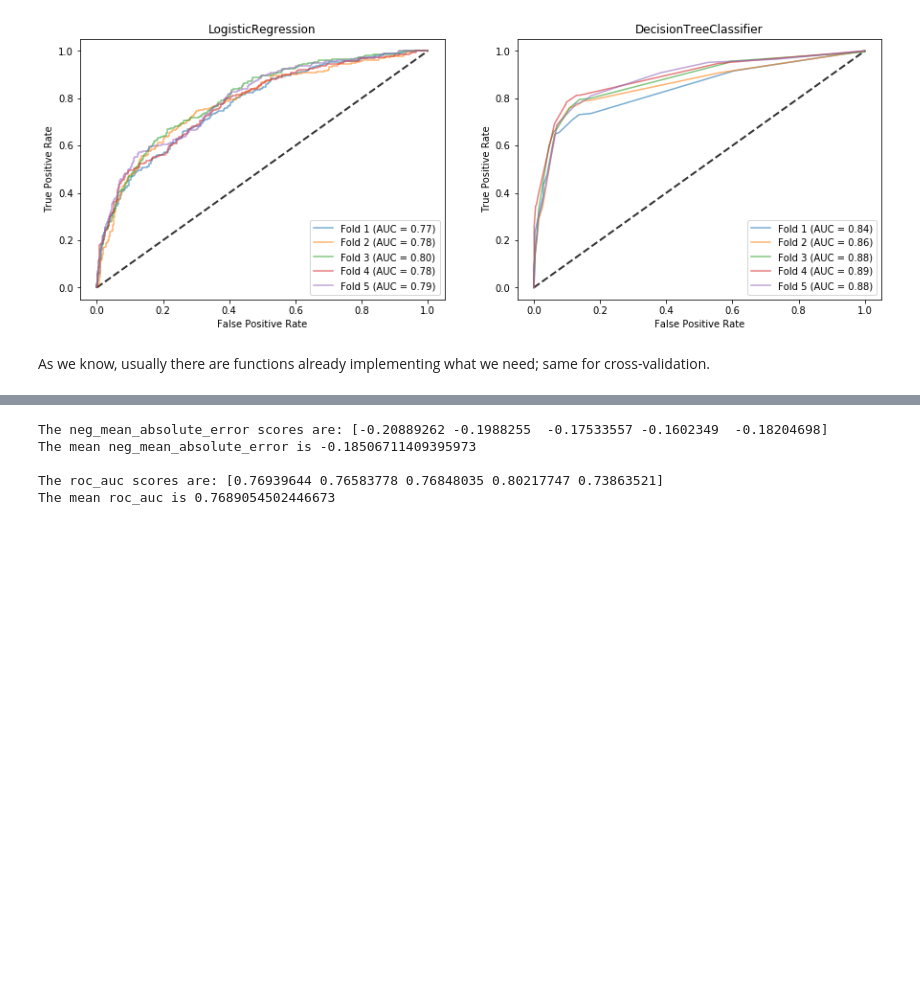
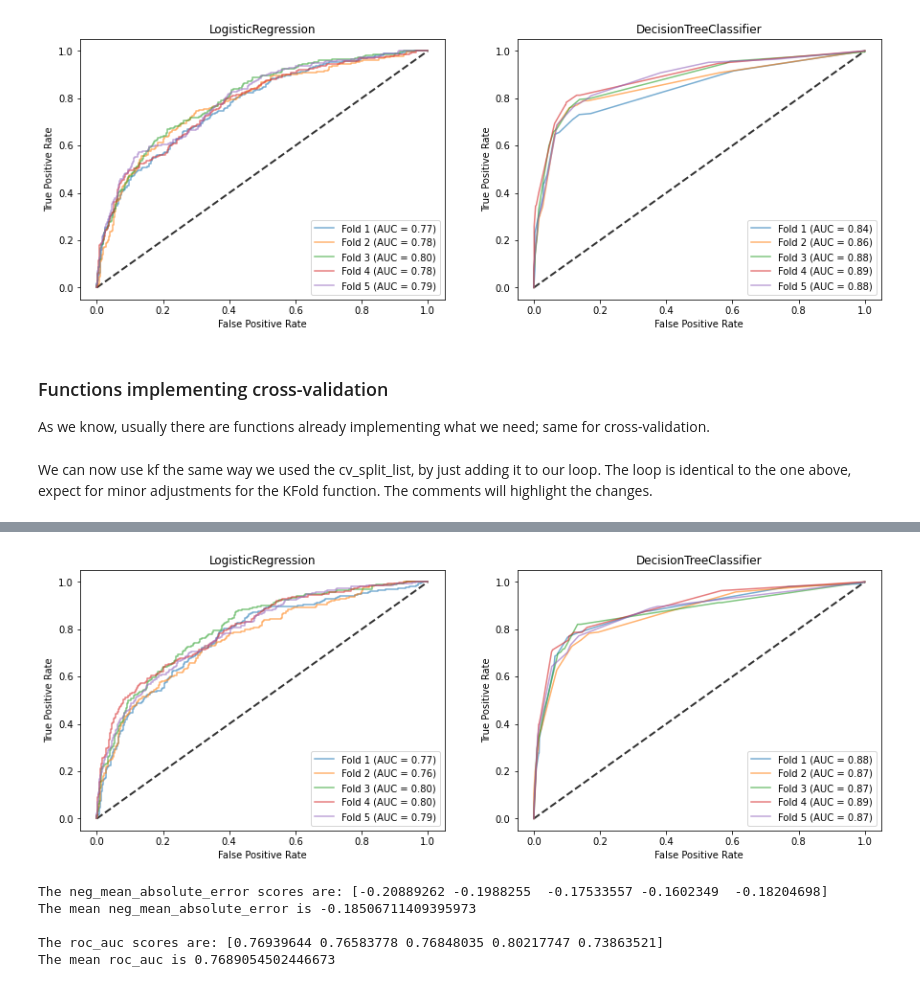
Before and after one commit to Humboldt-WI/bads, a Jupyter notebook: tutorials/6_nb_model_assessment.ipynb, the cells around one changed output, grey strips where cells are left out. Drawn from its saved outputs; the diff is of its cells as text; code cells hidden in the pictures; blank space fills up the shorter version.

Commit message:
revision of notebook
added KFold(), link to sklearn documentation and a table to support the summary

```diff
--- a/tutorials/6_nb_model_assessment.ipynb
+++ b/tutorials/6_nb_model_assessment.ipynb
@@ -390,7 +397,7 @@ Next is the iterative part. Each of our data bucket serves as a validation sampl
 # Setting the figure size and setting a variable (x) to a random number, so we can create two seperate subplots
 fig, ax = plt.subplots(figsize=(15,5))
 
-# Lets define all the empty variables for our loop
+# Empty variable needed for the loop
 cv_auc = []
 
 # Loops through the model list
@@ -413,12 +420,12 @@ for x, model in enumerate(models):
     print('This is the '+ str(iteration)+'. iteration')
 
     # Apply cv_split to the data frame, matches indeces in cv_split and the whole dataframe and creates a variable including the subset
-    temp = df.index.isin(cv_split) # cv_split defines our hold out data for each round
+    test_index = df.index.isin(cv_split) # cv_split defines our hold out data for each round
 
 
-    # Split data using the temp variable, temp will be our test data
-    X_train, y_train = X.iloc[~temp], y[~temp]
-    X_test, y_test =  X.iloc[temp], y[temp]
+    # Split data using the test_index variable
+    X_train, y_train = X.iloc[~test_index], y[~test_index]
+    X_test, y_test =  X.iloc[test_index], y[test_index]
 
     # Fit model
     model.fit(X_train, y_train)
@@ -427,6 +434,7 @@ for x, model in enumerate(models):
     roc_plot = metrics.plot_roc_curve(model, X_test, y_test,
                          name='Fold {}'.format(iteration),
                          alpha=0.6, ax=ax)
+
     # Calculate AUC based on fpr and tpr emerging from the roc_plot_curve function
     cv_auc.append(metrics.auc(roc_plot.fpr, roc_plot.tpr))
     print('The AUC on test set is: {:.4f}'.format(cv_auc[i]))
@@ -468,4 +476,60 @@ The final average AUC is: 0.8265
 The standard error is: 0.0442
 [figure]
 # %% [markdown]
+### Functions implementing cross-validation
 As we know, usually there are functions already implementing what we need; same for cross-validation.
+# %%
+from sklearn.model_selection import KFold
+
+# This function will replace our cv_split_list function
+kf = KFold(n_splits=k, shuffle= True, random_state=888)
+# %% [markdown]
+We can now use kf the same way we used the cv_split_list, by just adding it to our loop. The loop is identical to the one above, expect for minor adjustments for the KFold function. The comments will highlight the changes.
+# %%
+fig, ax = plt.subplots(figsize=(15,5))
+
+kf_cv_auc = []
+
+for x, model in enumerate(models):
+
+  print('We will apply cross-validation for the following model: {}'.format(type(model).__name__))
+  print('')
+
+
+  ax = plt.subplot(1,2, x+1)
+  ax.plot([0, 1], [0, 1], linestyle='--', lw=2, color='k', alpha=.8)
+  ax.set_title((type(model).__name__))
+  x = x + 1
+
+
+  for i, (train_index, test_index) in enumerate(kf.split(X, y)): # we extract train_index AND test_index from the KFold split.
+    iteration = i + 1
+    print('This is the '+ str(iteration)+'. iteration')
+
+    # Using the train_index and test_index to define the variables, opposed to temp and ~temp
+    X_train, y_train = X.iloc[train_index], y[train_index]
+    X_test, y_test = X.iloc[test_index], y[test_index]
+
+    model.fit(X_train, y_train)
+
+    roc_plot = metrics.plot_roc_curve(model, X_test, y_test,
+                         name='Fold {}'.format(iteration),
+                         alpha=0.6, ax=ax)
+
+    kf_cv_auc.append(metrics.auc(roc_plot.fpr, roc_plot.tpr))
+    print('The AUC on test set is: {:.4f}'.format(kf_cv_auc[i]))
+
+    if iteration == k:
+
+      print('The final average AUC is: {:.4f}'.format(sum(kf_cv_auc) / float(len(kf_cv_auc))))
+
+      kf_std_auc = np.std(kf_cv_auc)
+      print('The standard error is: {:.4f}'.format(kf_std_auc))
+
+    else:
+      print('Average AUC on test set during cross-validation: {:.4f}'.format(sum(kf_cv_auc) / float(len(kf_cv_auc))))       #
+
+    print('')
+
+plt.show()
+# %% [output]
@@ -472 +553,2 @@ As we know, usually there are functions already implementing what we need; same
+[figure, added]
 # %%
```
Also changed, not shown: parts of 12 cells of this notebook.
